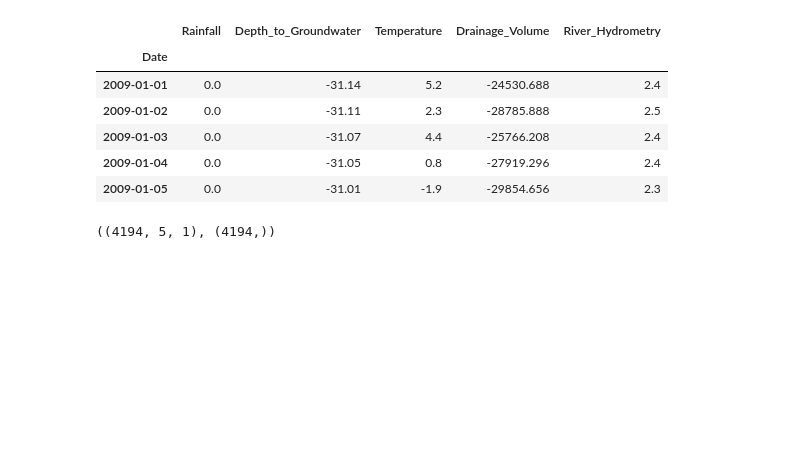
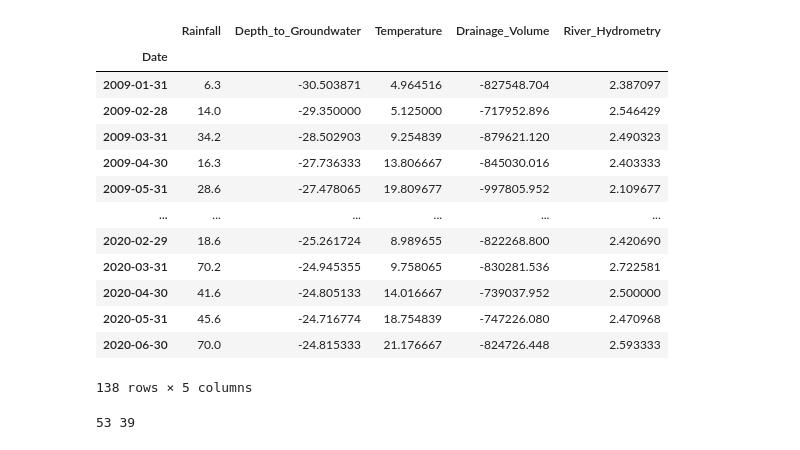
Before and after one commit to KatrinPoepp/bachelor, a Jupyter notebook: RNN.ipynb, the cells around one changed output. Drawn from its saved outputs; the diff is of its cells as text; code cells hidden in the pictures; blank space fills up the shorter version.

```diff
--- a/RNN.ipynb
+++ b/RNN.ipynb
@@ -1,38 +0,0 @@
-# %%
-import numpy as np # linear algebra
-import pandas as pd # data processing, CSV file I/O (e.g. pd.read_csv)
-
-import tensorflow as tf
-import seaborn as sns # Visualization
-import matplotlib.pyplot as plt # Visualization
-from sklearn.metrics import mean_absolute_error, mean_squared_error
-import math
-
-import warnings # Supress warnings
-warnings.filterwarnings('ignore')
-
-df = pd.read_csv("./files/Aquifer_Petrignano.csv")
-
-### Simplifications for the sake of the tutorial ###
-# Drop data before 2009 for the purpose of this tutorial
-df = df[df.Rainfall_Bastia_Umbra.notna()].reset_index(drop=True)
-# Drop one of the target columns, so we can focus on only one target
-df = df.drop(['Depth_to_Groundwater_P24', 'Temperature_Petrignano'], axis=1)
-
-# Simplify column names
-df.columns = ['Date', 'Rainfall', 'Depth_to_Groundwater', 'Temperature', 'Drainage_Volume', 'River_Hydrometry']
-
-targets = ['Depth_to_Groundwater']
-features = [feature for feature in df.columns if feature not in targets]
-from datetime import datetime, date
-df.index = pd.to_datetime(df.Date, format = '%d/%m/%Y', )
-df = df.drop(['Date'], axis=1)
-df.head()
-# %% [output]
-|  | Rainfall | Depth_to_Groundwater | Temperature | Drainage_Volume | River_Hydrometry |
-| Date |  |  |  |  |  |
-| 2009-01-01 | 0.0 | -31.14 | 5.2 | -24530.688 | 2.4 |
-| 2009-01-02 | 0.0 | -31.11 | 2.3 | -28785.888 | 2.5 |
-| 2009-01-03 | 0.0 | -31.07 | 4.4 | -25766.208 | 2.4 |
-| 2009-01-04 | 0.0 | -31.05 | 0.8 | -27919.296 | 2.4 |
-| 2009-01-05 | 0.0 | -31.01 | -1.9 | -29854.656 | 2.3 |
@@ -48,0 +16,26 @@ hydro = df['River_Hydrometry']
+# %%
+df = pd.read_csv("./files/interploated_m.csv", index_col=0)
+df.index = pd.to_datetime(df.index, format = '%Y-%m-%d')
+df
+# %% [output]
+|  | Rainfall | Depth_to_Groundwater | Temperature | Drainage_Volume | River_Hydrometry |
+| Date |  |  |  |  |  |
+| 2009-01-31 | 6.3 | -30.503871 | 4.964516 | -827548.704 | 2.387097 |
+| 2009-02-28 | 14.0 | -29.350000 | 5.125000 | -717952.896 | 2.546429 |
+| 2009-03-31 | 34.2 | -28.502903 | 9.254839 | -879621.120 | 2.490323 |
+| 2009-04-30 | 16.3 | -27.736333 | 13.806667 | -845030.016 | 2.403333 |
+| 2009-05-31 | 28.6 | -27.478065 | 19.809677 | -997805.952 | 2.109677 |
+| ... | ... | ... | ... | ... | ... |
+| 2020-02-29 | 18.6 | -25.261724 | 8.989655 | -822268.800 | 2.420690 |
+| 2020-03-31 | 70.2 | -24.945355 | 9.758065 | -830281.536 | 2.722581 |
+| 2020-04-30 | 41.6 | -24.805133 | 14.016667 | -739037.952 | 2.500000 |
+| 2020-05-31 | 45.6 | -24.716774 | 18.754839 | -747226.080 | 2.470968 |
+| 2020-06-30 | 70.0 | -24.815333 | 21.176667 | -824726.448 | 2.593333 |
+138 rows × 5 columns
+# %%
+WINDOW_SIZE = 5
+TRAIN_SIZE = int((len(df.index)-5) * 0.4)
+VAL_SIZE = int((len(df.index)-5) * 0.3)
+print(TRAIN_SIZE, VAL_SIZE)
+# %% [output]
+53 39
@@ -57,10 +60,4 @@ def df_to_X_y(df, window_size=5):
         label = df_as_np[i+window_size]
         y.append(label)
     return np.array(X), np.array(y)
-# %%
-WINDOW_SIZE = 5
-X1, y1 = df_to_X_y(depth, WINDOW_SIZE)
-X1.shape, y1.shape
-# %% [output]
-((4194, 5, 1), (4194,))
 # %%
```
Also changed, not shown: parts of 17 cells of this notebook, 48 other files.
